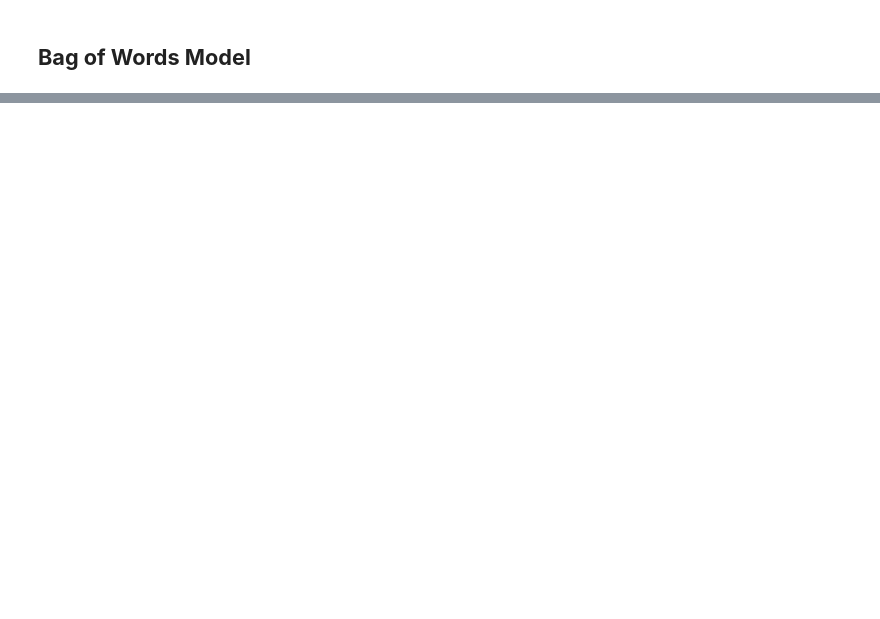
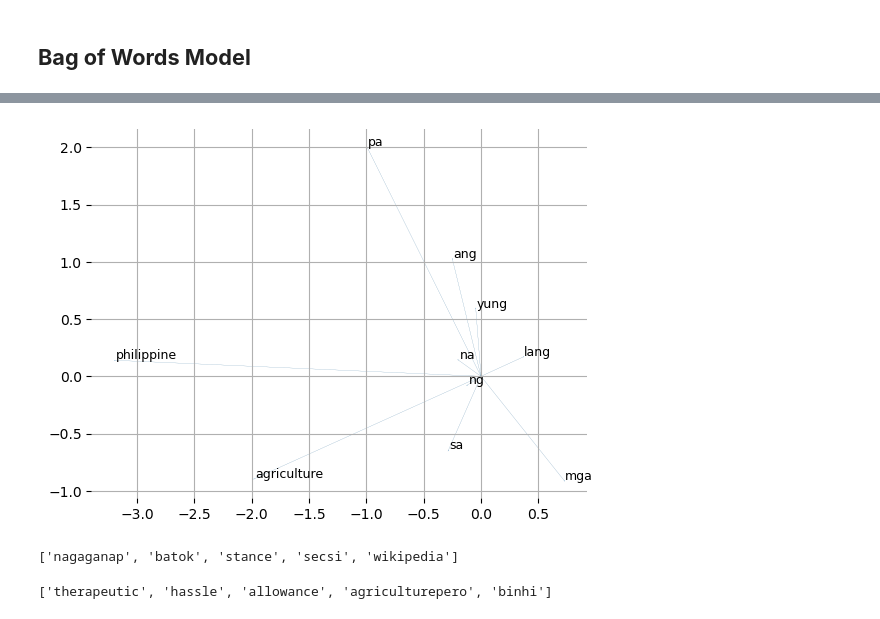
Before and after one commit to louis-uwie/philippine-agriculture-reddit-analysis, a Jupyter notebook: Binwag - PhilippineRedditAgricultureAnalysis/notebook/02-wordembeddings.ipynb, the cells around one changed output, grey strips where cells are left out. Drawn from its saved outputs; the diff is of its cells as text; code cells hidden in the pictures; blank space fills up the shorter version.

```diff
--- a/Binwag - PhilippineRedditAgricultureAnalysis/notebook/02-wordembeddings.ipynb
+++ b/Binwag - PhilippineRedditAgricultureAnalysis/notebook/02-wordembeddings.ipynb
@@ -154,0 +191,6 @@ plot_wordcloud(bow_frequencies, 'Wordcloud using BoW')
+# %%
+# Load the model
+model = gensim.models.Word2Vec.load('word2vec.model')
+
+# Get vectors from the model
+vectors = model.wv
@@ -154,0 +286,42 @@ plot_wordcloud(bow_frequencies, 'Wordcloud using BoW')
+# %%
+# Plot word vectors
+def plot_vectors(vectors, words):
+  # Create a figure and a 2D Axes
+  fig, ax = plt.subplots()
+
+  for word in words:
+    # Get the vector for the word
+    vector = vectors[word]
+
+    # Plot the word near the arrow head
+    ax.text(vector[0] + 0.01, vector[1] + 0.01, word, fontsize=9)
+    # Plot the vector
+    ax.arrow(
+      0,                      # Start x
+      0,                      # Start y
+      vector[0],              # End x
+      vector[1],              # End y
+      # head_width=0.05,      # Arrow head width
+      # head_length=0.1       # Arrow head length
+      head_width=0.05 * 0.1,  # Arrow head width
+      head_length=0.1 * 0.1,  # Arrow head length
+      lw=0.01,                # Arrow line width
+      # fc='r',                 # Arrow fill color
+      # ec='r'                  # Arrow edge color
+    )
+
+  # Remove border around the plot
+  ax.spines['top'].set_visible(False)
+  ax.spines['right'].set_visible(False)
+  ax.spines['bottom'].set_visible(False)
+  ax.spines['left'].set_visible(False)
+
+  plt.grid()
+
+  # Display the plot
+  plt.show()
+
+
+plot_vectors(vectors, vectors.index_to_key[:10])
+# %% [output]
+[figure, added]
@@ -154,0 +332,14 @@ plot_wordcloud(bow_frequencies, 'Wordcloud using BoW')
+# %%
+# Words most similar to "rice"
+vectors.most_similar('rice', topn=5)
+word_set1 = [word for word, score in vectors.most_similar('pogo', topn=5)]
+word_set1
+# %% [output]
+['nagaganap', 'batok', 'stance', 'secsi', 'wikipedia']
+# %%
+# Words most similar to 'agriculture'
+vectors.most_similar('agriculture', topn=5)
+word_set2 = [word for word, score in vectors.most_similar('scam', topn=5)]
+word_set2
+# %% [output]
+['therapeutic', 'hassle', 'allowance', 'agriculturepero', 'binhi']
```
Also changed, not shown: parts of 39 cells of this notebook, 1 other file.
